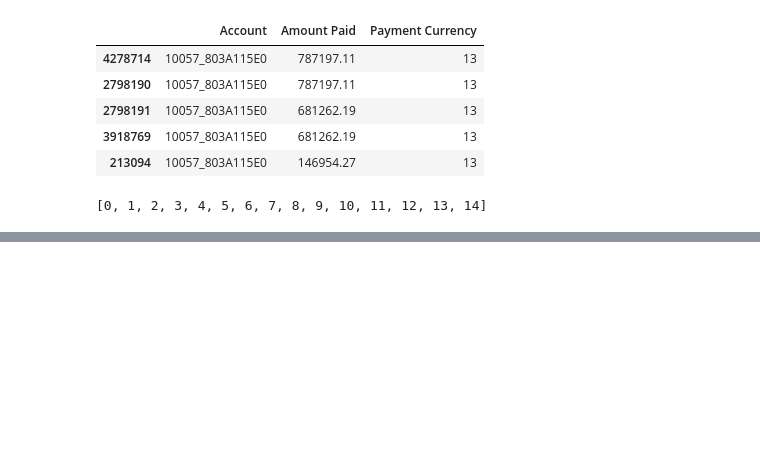
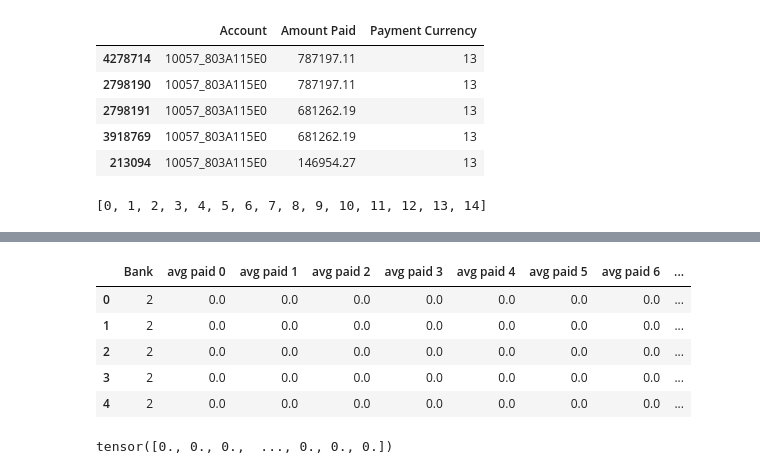
Before and after one commit to cleanandshine-dev/aiffelthon, a Jupyter notebook: pre_study/IBM_Transactions_for_AML/lee.eunjeong_notebook.ipynb, the cells around one changed output, grey strips where cells are left out. Drawn from its saved outputs; the diff is of its cells as text; code cells hidden in the pictures; blank space fills up the shorter version.

```diff
--- a/pre_study/IBM_Transactions_for_AML/lee.eunjeong_notebook.ipynb
+++ b/pre_study/IBM_Transactions_for_AML/lee.eunjeong_notebook.ipynb
@@ -8,7 +8,7 @@ import numpy as np
 import torch
 # %%
 pd.set_option('display.max_columns', None)
-path = './archive/HI-Small_Trans.csv'
+path = '../../../archive/HI-Small_Trans.csv'
 #path = './archive/LI-Small_Trans.csv'
 df = pd.read_csv(path)
 # %% [markdown]
@@ -249,0 +290,2 @@ display(currency_ls)
+# %%
+accounts = get_all_account(df)
@@ -249,0 +318,13 @@ display(currency_ls)
+# %%
+def paid_currency_aggregate(currency_ls, paying_df, accounts):
+        for i in currency_ls:
+            temp = paying_df[paying_df['Payment Currency'] == i]
+            accounts['avg paid '+str(i)] = temp['Amount Paid'].groupby(temp['Account']).transform('mean')
+        return accounts
+
+def received_currency_aggregate(currency_ls, receiving_df, accounts):
+    for i in currency_ls:
+        temp = receiving_df[receiving_df['Receiving Currency'] == i]
+        accounts['avg received '+str(i)] = temp['Amount Received'].groupby(temp['Account']).transform('mean')
+    accounts = accounts.fillna(0)
+    return accounts
@@ -249,0 +378,23 @@ display(currency_ls)
+# %%
+def get_node_attr(currency_ls, paying_df,receiving_df, accounts):
+        node_df = paid_currency_aggregate(currency_ls, paying_df, accounts)
+        node_df = received_currency_aggregate(currency_ls, receiving_df, node_df)
+        node_label = torch.from_numpy(node_df['Is Laundering'].values).to(torch.float)  # Is Laundering 컬럼의 값을 추출하여 PyTorch 텐서로 변환하는 작업
+        node_df = node_df.drop(['Account', 'Is Laundering'], axis=1) # 이 컬럼이 레이블로 사용되었기 때문에 입력 데이터(`node_df`)에는 포함되지 않아야 함
+        node_df = df_label_encoder(node_df,['Bank'])  # 은행 정보 인코딩
+#         node_df = torch.from_numpy(node_df.values).to(torch.float)  # comment for visualization
+        return node_df, node_label
+# %%
+node_df, node_label = get_node_attr(currency_ls, paying_df,receiving_df, accounts)
+node_df.head()
+# %% [output]
+|  | Bank | avg paid 0 | avg paid 1 | avg paid 2 | avg paid 3 | avg paid 4 | avg paid 5 | avg paid 6 | ... |
+| 0 | 2 | 0.0 | 0.0 | 0.0 | 0.0 | 0.0 | 0.0 | 0.0 | ... |
+| 1 | 2 | 0.0 | 0.0 | 0.0 | 0.0 | 0.0 | 0.0 | 0.0 | ... |
+| 2 | 2 | 0.0 | 0.0 | 0.0 | 0.0 | 0.0 | 0.0 | 0.0 | ... |
+| 3 | 2 | 0.0 | 0.0 | 0.0 | 0.0 | 0.0 | 0.0 | 0.0 | ... |
+| 4 | 2 | 0.0 | 0.0 | 0.0 | 0.0 | 0.0 | 0.0 | 0.0 | ... |
+# %%
+node_label
+# %% [output]
+tensor([0., 0., 0.,  ..., 0., 0., 0.])
```
Also changed, not shown: parts of 13 cells of this notebook.
